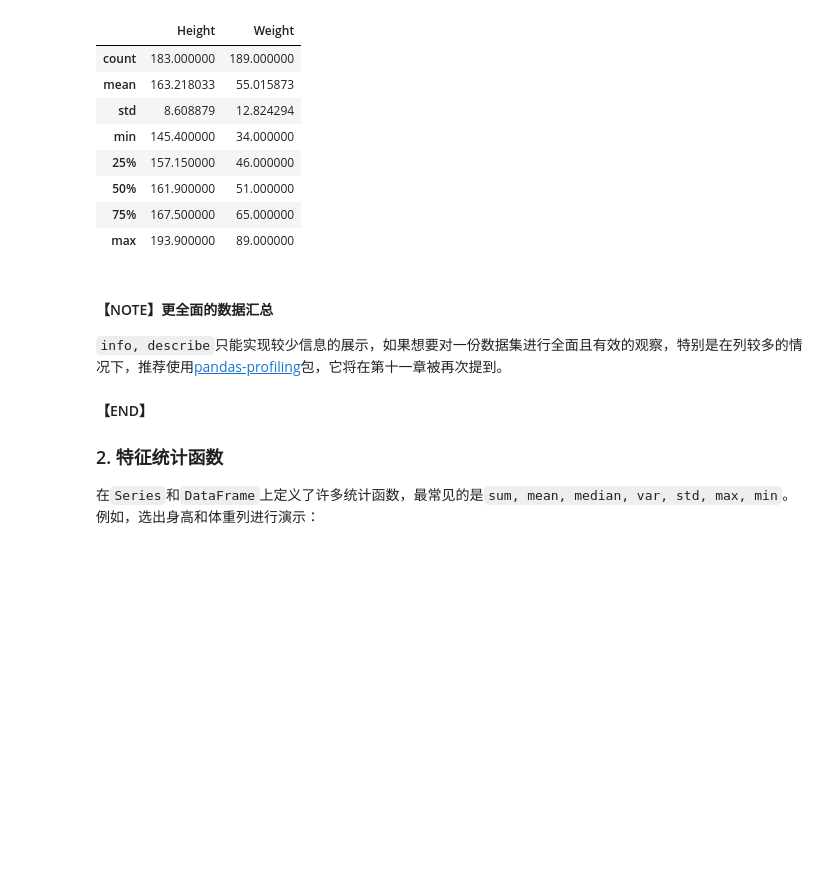
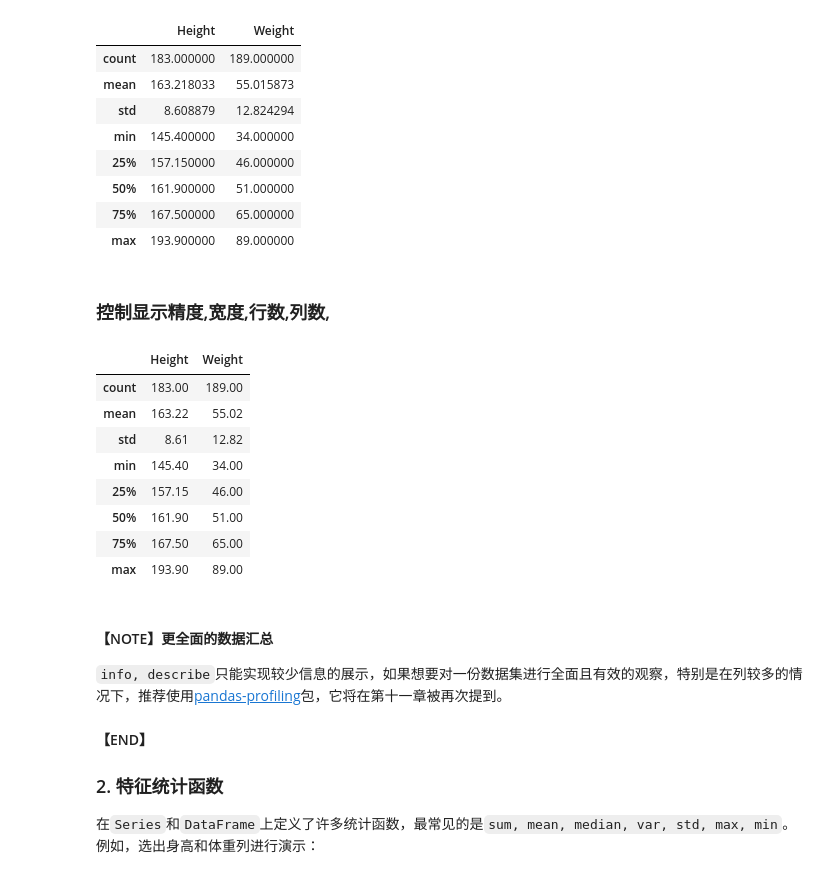
Before and after one commit to vcfriend/python-demo, a Jupyter notebook: pandas/joyful-pandas/notebook/第二章 pandas基础.ipynb, the cells around one changed output. Cells and saved outputs as stored; diff of their text form; code cells hidden in the pictures; blank space fills up the shorter version.

```diff
--- a/pandas/joyful-pandas/notebook/第二章 pandas基础.ipynb
+++ b/pandas/joyful-pandas/notebook/第二章 pandas基础.ipynb
@@ -363,6 +436,29 @@ df.describe()
 | 50% | 161.900000 | 51.000000 |
 | 75% | 167.500000 | 65.000000 |
 | max | 193.900000 | 89.000000 |
+# %% [markdown]
+### 控制显示精度,宽度,行数,列数,
+# %%
+pd.reset_option('display.float_format')  # 重置设置
+pd.set_option('precision', 3)  # 显示小数点后的位数
+pd.set_option('display.min_rows', 300)  # 确定显示的部分有多少行
+pd.set_option('display.max_columns', 20)  # 确定显示的部分有多少行
+pd.set_option('display.float_format', '{:,.2f}'.format)  # 逗号格式化大值数字,设置数据精度
+pd.set_option('expand_frame_repr', False)  # True就是可以换行显示。设置成False的时候不允许换行
+pd.set_option('display.width', 180)  # 设置打印宽度(**重要**)
+# df.round({'Height': 1, 'Weight': 2,})  # 指定列名设置计算精确度，未指定的保持原样
+# df.round(0)  # 统一保持1位小数
+df.describe()
+# %% [output]
+|  | Height | Weight |
+| count | 183.00 | 189.00 |
+| mean | 163.22 | 55.02 |
+| std | 8.61 | 12.82 |
+| min | 145.40 | 34.00 |
+| 25% | 157.15 | 46.00 |
+| 50% | 161.90 | 51.00 |
+| 75% | 167.50 | 65.00 |
+| max | 193.90 | 89.00 |
 # %% [markdown]
 #### 【NOTE】更全面的数据汇总
 
```
Also changed, not shown: parts of 40 cells of this notebook, 11 other files.
